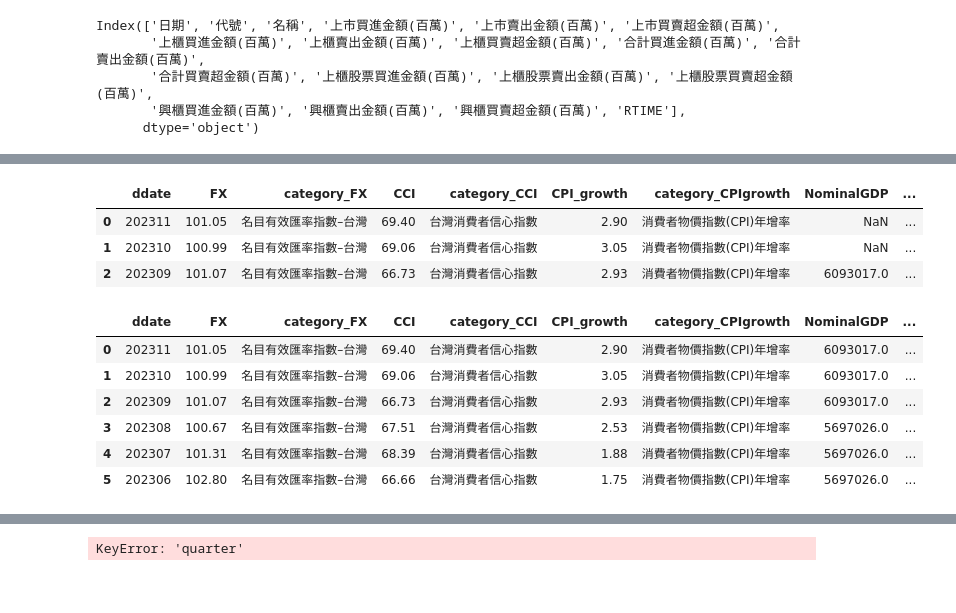
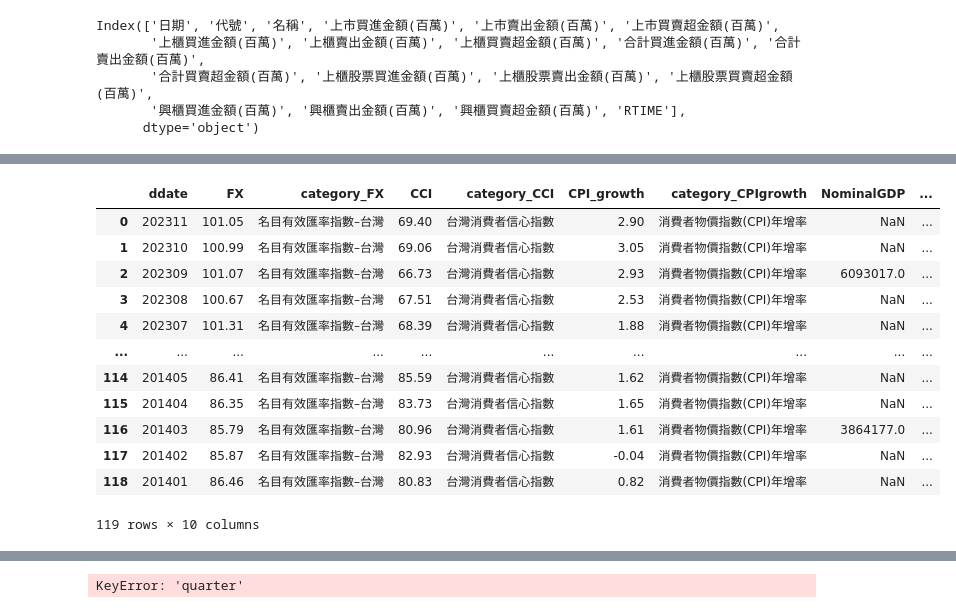
Before and after one commit to Carolyehhh/revenue-prediction, a Jupyter notebook: GDP_train.ipynb, the cells around one changed output, grey strips where cells are left out. Cells and saved outputs as stored; diff of their text form; code cells hidden in the pictures; blank space fills up the shorter version.

```diff
--- a/GDP_train.ipynb
+++ b/GDP_train.ipynb
@@ -138,21 +149,22 @@ display(MergedMacroData)
 # %%
 MergedMacroData = pd.merge(MergedMacroData, GDP_quarterly, on='ddate', how='left')
-MergedMacroData.head(3)
-# %% [output]
-|  | ddate | FX | category_FX | CCI | category_CCI | CPI_growth | category_CPIgrowth | NominalGDP | ... |
-| 0 | 202311 | 101.05 | 名目有效匯率指數–台灣 | 69.40 | 台灣消費者信心指數 | 2.90 | 消費者物價指數(CPI)年增率 | NaN | ... |
-| 1 | 202310 | 100.99 | 名目有效匯率指數–台灣 | 69.06 | 台灣消費者信心指數 | 3.05 | 消費者物價指數(CPI)年增率 | NaN | ... |
-| 2 | 202309 | 101.07 | 名目有效匯率指數–台灣 | 66.73 | 台灣消費者信心指數 | 2.93 | 消費者物價指數(CPI)年增率 | 6093017.0 | ... |
+# %%
+MergedMacroData
+# %% [output]
+|  | ddate | FX | category_FX | CCI | category_CCI | CPI_growth | category_CPIgrowth | NominalGDP | ... |
+| 0 | 202311 | 101.05 | 名目有效匯率指數–台灣 | 69.40 | 台灣消費者信心指數 | 2.90 | 消費者物價指數(CPI)年增率 | NaN | ... |
+| 1 | 202310 | 100.99 | 名目有效匯率指數–台灣 | 69.06 | 台灣消費者信心指數 | 3.05 | 消費者物價指數(CPI)年增率 | NaN | ... |
+| 2 | 202309 | 101.07 | 名目有效匯率指數–台灣 | 66.73 | 台灣消費者信心指數 | 2.93 | 消費者物價指數(CPI)年增率 | 6093017.0 | ... |
+| 3 | 202308 | 100.67 | 名目有效匯率指數–台灣 | 67.51 | 台灣消費者信心指數 | 2.53 | 消費者物價指數(CPI)年增率 | NaN | ... |
+| 4 | 202307 | 101.31 | 名目有效匯率指數–台灣 | 68.39 | 台灣消費者信心指數 | 1.88 | 消費者物價指數(CPI)年增率 | NaN | ... |
+| ... | ... | ... | ... | ... | ... | ... | ... | ... | ... |
+| 114 | 201405 | 86.41 | 名目有效匯率指數–台灣 | 85.59 | 台灣消費者信心指數 | 1.62 | 消費者物價指數(CPI)年增率 | NaN | ... |
+| 115 | 201404 | 86.35 | 名目有效匯率指數–台灣 | 83.73 | 台灣消費者信心指數 | 1.65 | 消費者物價指數(CPI)年增率 | NaN | ... |
+| 116 | 201403 | 85.79 | 名目有效匯率指數–台灣 | 80.96 | 台灣消費者信心指數 | 1.61 | 消費者物價指數(CPI)年增率 | 3864177.0 | ... |
+| 117 | 201402 | 85.87 | 名目有效匯率指數–台灣 | 82.93 | 台灣消費者信心指數 | -0.04 | 消費者物價指數(CPI)年增率 | NaN | ... |
+| 118 | 201401 | 86.46 | 名目有效匯率指數–台灣 | 80.83 | 台灣消費者信心指數 | 0.82 | 消費者物價指數(CPI)年增率 | NaN | ... |
+119 rows × 10 columns
 # %%
-MergedMacroData['NominalGDP'] = MergedMacroData['NominalGDP'].bfill()
-MergedMacroData['GDP_growth'] = MergedMacroData['GDP_growth'].bfill()
-MergedMacroData['category_GDPgrowth'] = MergedMacroData['category_GDPgrowth'].bfill()
-MergedMacroData.head(6)
+MergedMacroData['NominalGDP'] = MergedMacroData['NominalGDP'].ffill()
+MergedMacroData['GDP_growth'] = MergedMacroData['GDP_growth'].ffill()
+MergedMacroData['category_GDPgrowth'] = MergedMacroData['category_GDPgrowth'].ffill()
-# %% [output]
-|  | ddate | FX | category_FX | CCI | category_CCI | CPI_growth | category_CPIgrowth | NominalGDP | ... |
-| 0 | 202311 | 101.05 | 名目有效匯率指數–台灣 | 69.40 | 台灣消費者信心指數 | 2.90 | 消費者物價指數(CPI)年增率 | 6093017.0 | ... |
-| 1 | 202310 | 100.99 | 名目有效匯率指數–台灣 | 69.06 | 台灣消費者信心指數 | 3.05 | 消費者物價指數(CPI)年增率 | 6093017.0 | ... |
-| 2 | 202309 | 101.07 | 名目有效匯率指數–台灣 | 66.73 | 台灣消費者信心指數 | 2.93 | 消費者物價指數(CPI)年增率 | 6093017.0 | ... |
-| 3 | 202308 | 100.67 | 名目有效匯率指數–台灣 | 67.51 | 台灣消費者信心指數 | 2.53 | 消費者物價指數(CPI)年增率 | 5697026.0 | ... |
-| 4 | 202307 | 101.31 | 名目有效匯率指數–台灣 | 68.39 | 台灣消費者信心指數 | 1.88 | 消費者物價指數(CPI)年增率 | 5697026.0 | ... |
-| 5 | 202306 | 102.80 | 名目有效匯率指數–台灣 | 66.66 | 台灣消費者信心指數 | 1.75 | 消費者物價指數(CPI)年增率 | 5697026.0 | ... |
```
Also changed, not shown: parts of 4 cells of this notebook.
